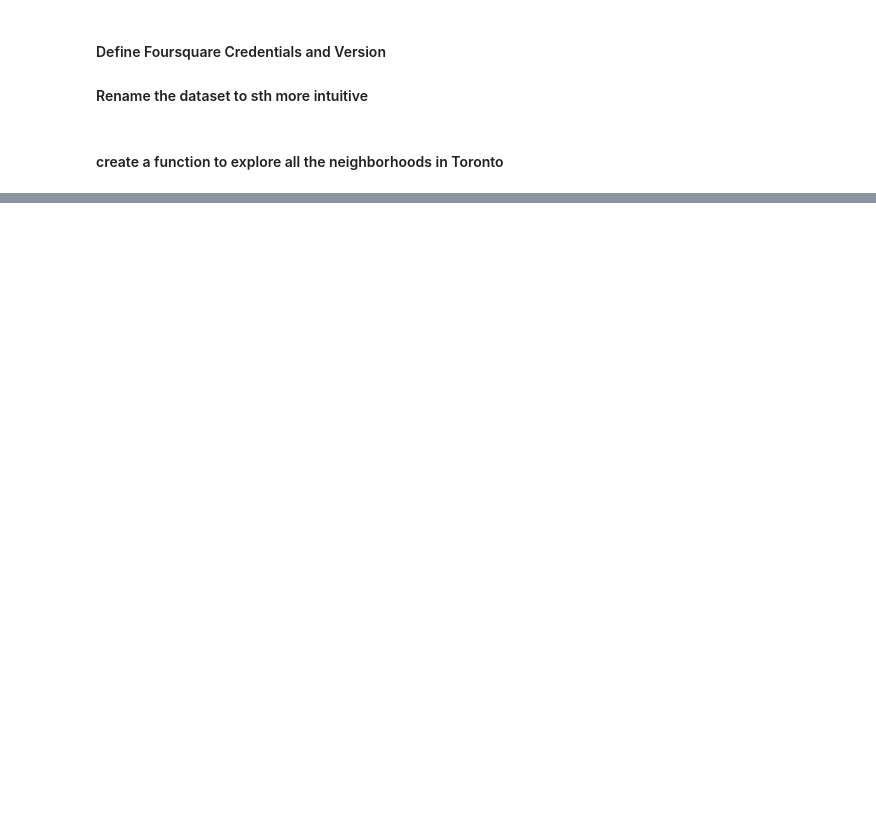
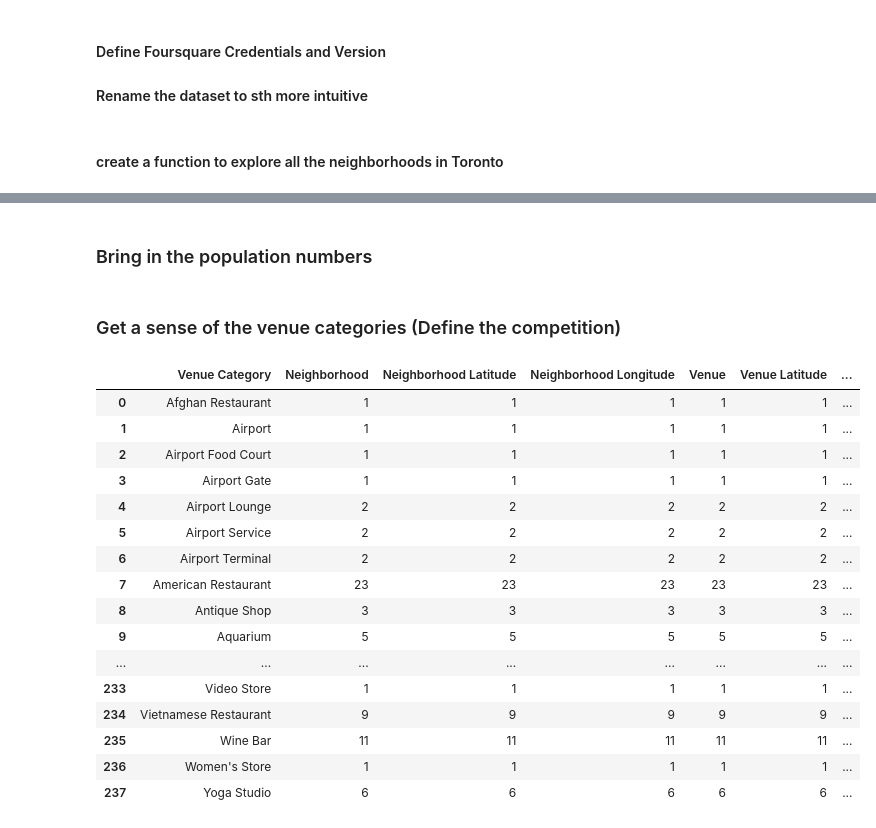
Before and after one commit to loukakisjohn/data-science-capstone-project, a Jupyter notebook: Toronto Neihborhoods Clustering.ipynb, the cells around one changed output, grey strips where cells are left out. Drawn from its saved outputs; the diff is of its cells as text; code cells hidden in the pictures; blank space fills up the shorter version.

```diff
--- a/Toronto Neihborhoods Clustering.ipynb
+++ b/Toronto Neihborhoods Clustering.ipynb
@@ -318,24 +204,0 @@ toronto_merged.head() # check the last columns!
-# %%
-# create map
-map_clusters = folium.Map(location=[latitude, longitude], zoom_start=11)
-
-# set color scheme for the clusters
-x = np.arange(kclusters)
-ys = [i + x + (i*x)**2 for i in range(kclusters)]
-colors_array = cm.rainbow(np.linspace(0, 1, len(ys)))
-rainbow = [colors.rgb2hex(i) for i in colors_array]
-
-# add markers to the map
-markers_colors = []
-for lat, lon, poi, cluster in zip(toronto_merged['Latitude'], toronto_merged['Longitude'], toronto_merged['Neighborhood'], toronto_merged['Cluster Labels']):
-    label = folium.Popup(str(poi) + ' Cluster ' + str(cluster), parse_html=True)
-    folium.CircleMarker(
-        [lat, lon],
-        radius=5,
-        popup=label,
-        color=rainbow[cluster-1],
-        fill=True,
-        fill_color=rainbow[cluster-1],
-        fill_opacity=0.7).add_to(map_clusters)
-
-map_clusters
@@ -355,0 +270,2 @@ toronto_merged.loc[toronto_merged['Cluster Labels'] == 3, toronto_merged.columns
+# %% [markdown]
+### Bring in the population numbers
@@ -355,0 +275,23 @@ toronto_merged.loc[toronto_merged['Cluster Labels'] == 3, toronto_merged.columns
+# %% [markdown]
+### Get a sense of the venue categories (Define the competition)
+# %%
+check_venues = toronto_venues.groupby('Venue Category', as_index=False).count()
+check_venues
+# %% [output]
+|  | Venue Category | Neighborhood | Neighborhood Latitude | Neighborhood Longitude | Venue | Venue Latitude | ... |
+| 0 | Afghan Restaurant | 1 | 1 | 1 | 1 | 1 | ... |
+| 1 | Airport | 1 | 1 | 1 | 1 | 1 | ... |
+| 2 | Airport Food Court | 1 | 1 | 1 | 1 | 1 | ... |
+| 3 | Airport Gate | 1 | 1 | 1 | 1 | 1 | ... |
+| 4 | Airport Lounge | 2 | 2 | 2 | 2 | 2 | ... |
+| 5 | Airport Service | 2 | 2 | 2 | 2 | 2 | ... |
+| 6 | Airport Terminal | 2 | 2 | 2 | 2 | 2 | ... |
+| 7 | American Restaurant | 23 | 23 | 23 | 23 | 23 | ... |
+| 8 | Antique Shop | 3 | 3 | 3 | 3 | 3 | ... |
+| 9 | Aquarium | 5 | 5 | 5 | 5 | 5 | ... |
+| ... | ... | ... | ... | ... | ... | ... | ... |
+| 233 | Video Store | 1 | 1 | 1 | 1 | 1 | ... |
+| 234 | Vietnamese Restaurant | 9 | 9 | 9 | 9 | 9 | ... |
+| 235 | Wine Bar | 11 | 11 | 11 | 11 | 11 | ... |
+| 236 | Women's Store | 1 | 1 | 1 | 1 | 1 | ... |
+| 237 | Yoga Studio | 6 | 6 | 6 | 6 | 6 | ... |
```
Also changed, not shown: parts of 43 cells of this notebook.
